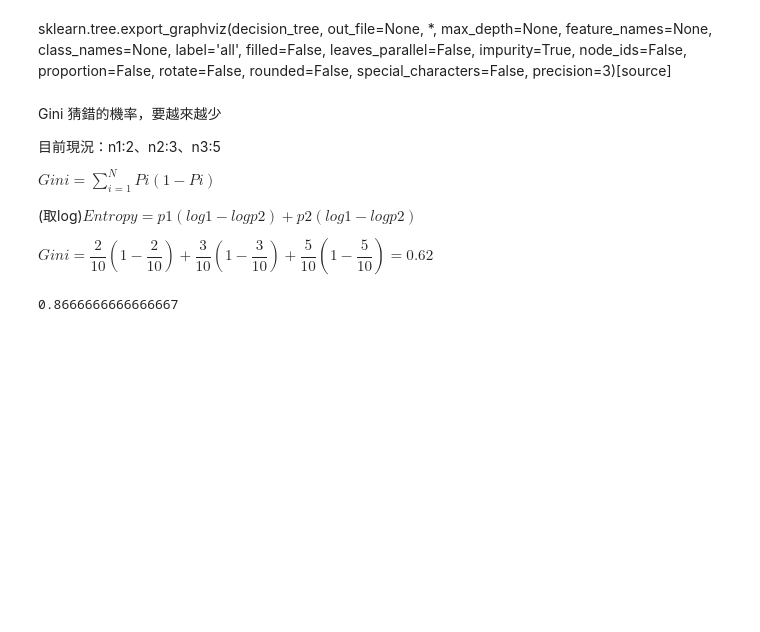
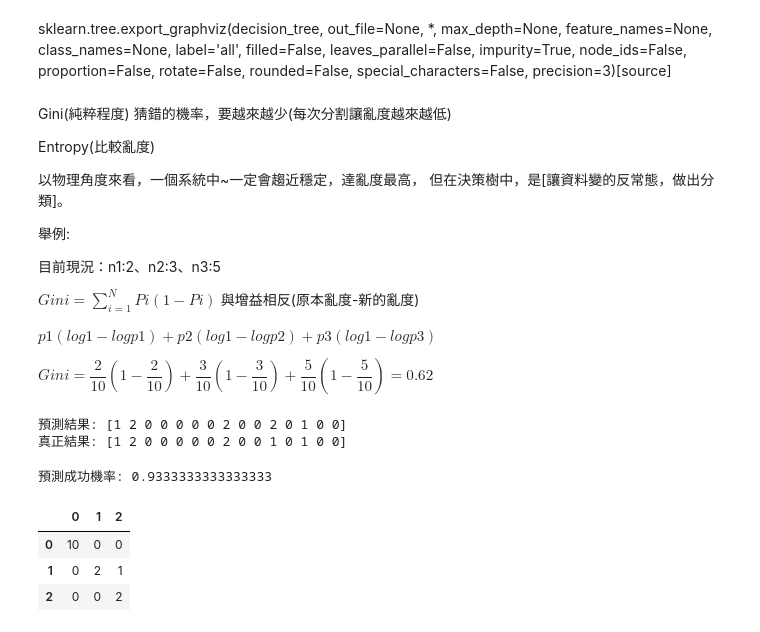
Before and after one commit to wendyseal/AI-machine-learning, a Jupyter notebook: Iris_DecisionTreeClassifier.ipynb, the cells around one changed output. Saved outputs shown, nothing was run; the diff lists cells and outputs as text; code cells hidden in the pictures; blank space fills up the shorter version.

```diff
--- a/Iris_DecisionTreeClassifier.ipynb
+++ b/Iris_DecisionTreeClassifier.ipynb
@@ -29,7 +29,7 @@ x_train, x_test, y_train, y_test = train_test_split(iris["data"], iris["target"]
 # %%
 # 建立模型 & 訓練資料
 from sklearn.tree import DecisionTreeClassifier
-clf = DecisionTreeClassifier(max_depth=4)
+clf = DecisionTreeClassifier(max_depth=3, min_samples_leaf=5) #先設定深度(前剪枝)，避免Overfitting 從3-5層開始試，窮舉法嘗試
 clf.fit(x_train, y_train)
 # %% [output]
 DecisionTreeClassifier(ccp_alpha=0.0, class_weight=None, criterion='gini',
@@ -64,18 +64,45 @@ graph
 # %% [markdown]
 sklearn.tree.export_graphviz(decision_tree, out_file=None, *, max_depth=None, feature_names=None, class_names=None, label='all', filled=False, leaves_parallel=False, impurity=True, node_ids=False, proportion=False, rotate=False, rounded=False, special_characters=False, precision=3)[source]
 # %% [markdown]
-Gini 猜錯的機率，要越來越少
+Gini(純粹程度) 猜錯的機率，要越來越少(每次分割讓亂度越來越低)
+
+Entropy(比較亂度)
+
+以物理角度來看，一個系統中~一定會趨近穩定，達亂度最高， 但在決策樹中，是[讓資料變的反常態，做出分類]。
+
+舉例:
 
 目前現況：n1:2、n2:3、n3:5
 
 $Gini= \sum_{i=1}^{N}Pi (1-Pi)$
+與增益相反(原本亂度-新的亂度)
 
-(取log)$ Entropy = p1(log1-logp2)+p2(log1-logp2)$
+$ p1(log1-logp1)+p2(log1-logp2)+p3(log1-logp3)$
 
 $Gini =\dfrac{2}{10}(1-\dfrac{2}{10})+\dfrac{3}{10}(1-\dfrac{3}{10})+\dfrac{5}{10}(1-\dfrac{5}{10})=0.62$
+# %%
+# 預測10%測試資料的結果
+pre = clf.predict(x_test)
+print("預測結果:",pre)
+print("真正結果:",y_test)
+# %% [output]
+預測結果: [1 2 0 0 0 0 0 2 0 0 2 0 1 0 0]
+真正結果: [1 2 0 0 0 0 0 2 0 0 1 0 1 0 0]
 # %%
+# 衡量model預測準確度
 from sklearn.metrics import accuracy_score
-pre = clf.predict(x_test)
-accuracy_score(pre, y_test)
+print("預測成功機率:", accuracy_score(pre, y_test))
 # %% [output]
-0.8666666666666667
+預測成功機率: 0.9333333333333333
+# %%
+# 混淆矩陣檢視 預測結果&真正結果 對照
+from sklearn.metrics import confusion_matrix
+confusion_matrix(y_test, pre)
+
+# confusion_matrix = pd.crosstab(y_test, pre, rownames=['Actual'], colnames=['Predicted'])
+pd.DataFrame(confusion_matrix(y_test, pre))
+# %% [output]
+|  | 0 | 1 | 2 |
+| 0 | 10 | 0 | 0 |
+| 1 | 0 | 2 | 1 |
+| 2 | 0 | 0 | 2 |
```
Also changed, not shown: parts of 3 cells of this notebook.
